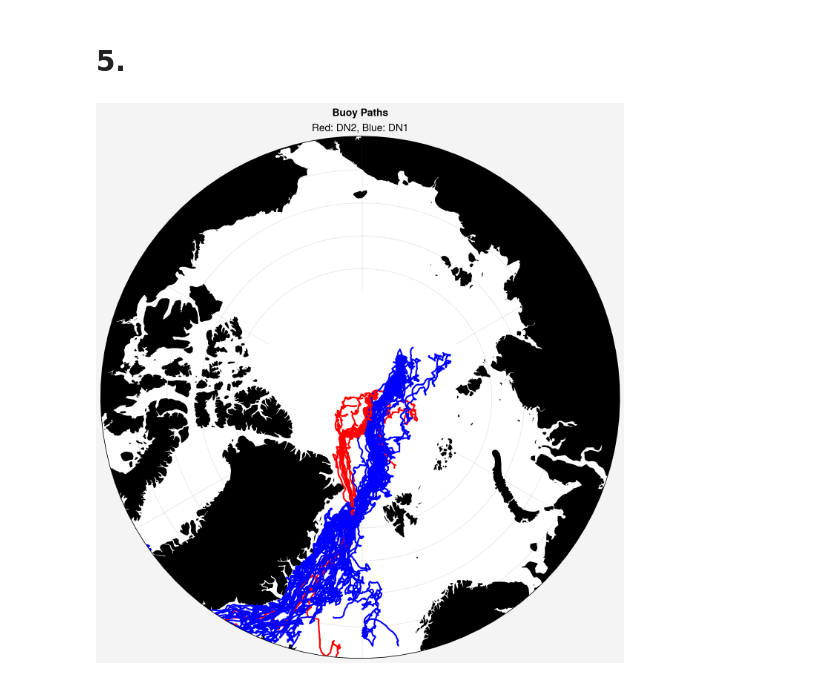
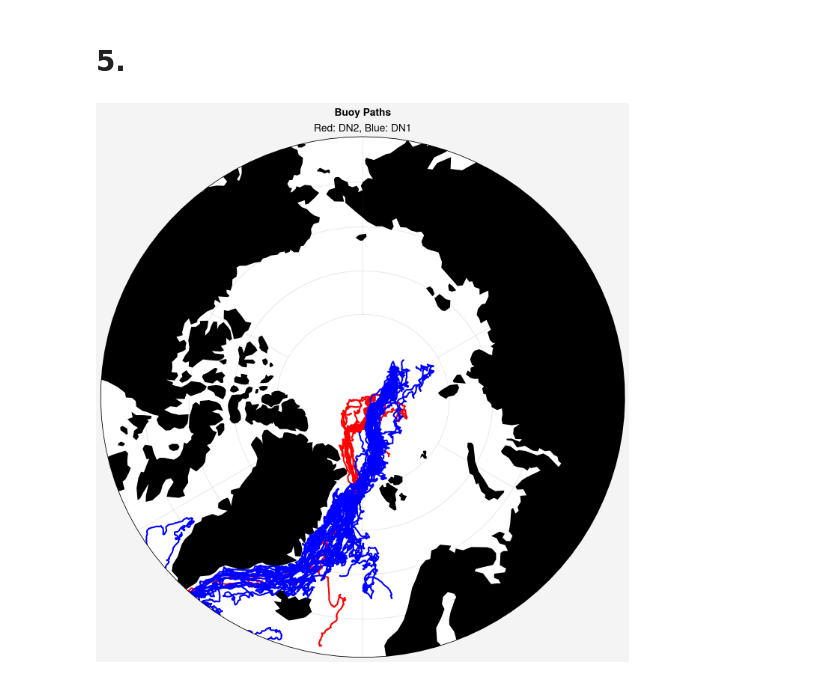
Before and after one commit to awang343/uncertainty-quantification-sea-ice, a Jupyter notebook: notebooks/Buoy Processing.ipynb, the cells around one changed output. Cells and saved outputs as stored; diff of their text form; code cells hidden in the pictures.

Commit message:
Updated buoy notebook with minor fixes

```diff
--- a/notebooks/Buoy Processing.ipynb
+++ b/notebooks/Buoy Processing.ipynb
@@ -29,8 +29,14 @@ To get more familiar with the data, try the following tasks.
 4. Find a buoy where the raw track has f_min close to 60 minutes and the qc_track is a different length. Can you find where the QC process flagged and dropped observations? Do you agree with the algorithm's choices?
 5. Using Cartopy or ProPlot, make a geographic plot showing the buoy trajectories. Make the buoy tracks for DN1 and DN2 different colors. (I recommend a North Polar Stereographic map projection)
 # %%
-metadata = pd.read_csv('../data/adc_dn_tracks/DN_buoy_list_v2.csv').set_index('Sensor ID')
-freq_lookup = pd.read_csv('../data/postqc_freqs.csv').set_index("sensor_id")
+metadata = pd.read_csv('../data/adc_dn_tracks/DN_buoy_list_v2.csv')
+freq_lookup = pd.read_csv('../data/postqc_freqs.csv')
+
+# Print out the missing data
+metadata = pd.merge(metadata, freq_lookup, left_on='Sensor ID', right_on='sensor_id', how="outer", indicator=True)
+metadata = metadata.drop(columns='sensor_id').rename(columns={'freq':'Calculated Frequency'}).set_index("Sensor ID")
+
+# missing = all_meta[all_meta['_merge'] != "both"]
 # %% [markdown]
 ## 1.
 # %%
@@ -199,17 +211,19 @@ The data quality control algorithm seems to do smoothing. There likely is noise
 # %%
 # Pole-centered map projections
 
 fig, axs = pplt.subplots(ncols=1, refwidth=7, proj=('npstere'))
 fig.format(suptitle='Buoy Paths')
 axs.format(land=True)
 
-axs[0].format(boundinglat=66, title='Red: DN2, Blue: DN1')
+dn1 = os.listdir("../data/interp_buoys/mosaic_dn1")
+dn2 = os.listdir("../data/interp_buoys/mosaic_dn2")
 
-for buoy in freq_lookup.index[:]:
-    # Plot dn2 buoys in red, dn1 buoys in blue
-    if metadata.loc[buoy,'Deployment Leg'] == 5:
-        axs[0].plot(buoy_data(buoy)['interp']['longitude'], buoy_data(buoy)['interp']['latitude'], color="red")
-    else:
-        axs[0].plot(buoy_data(buoy)['interp']['longitude'], buoy_data(buoy)['interp']['latitude'], color="blue")
+axs[0].format(boundinglat=60, title='Red: DN2, Blue: DN1')
+
+# Plot dn2 buoys in red, dn1 buoys in blue
+for buoy in [i[:-4] for i in dn2]:
+    axs[0].plot(buoy_data(buoy)['interp']['longitude'], buoy_data(buoy)['interp']['latitude'], color="red")
+for buoy in [i[:-4] for i in dn1]:
+    axs[0].plot(buoy_data(buoy)['interp']['longitude'], buoy_data(buoy)['interp']['latitude'], color="blue")
 # %% [output]
-[figure, old version]
+[figure, new version]
```
Also changed, not shown: parts of 6 cells of this notebook.
